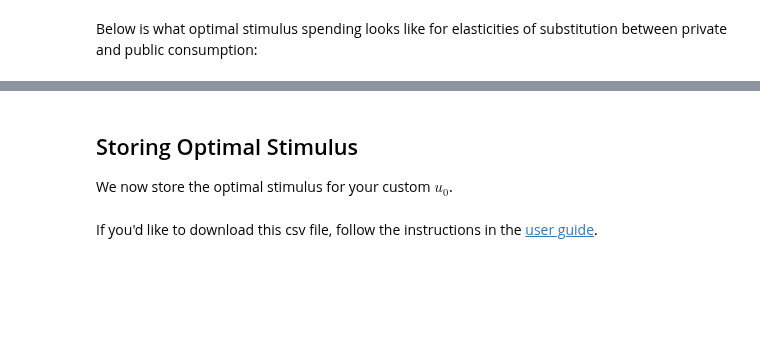
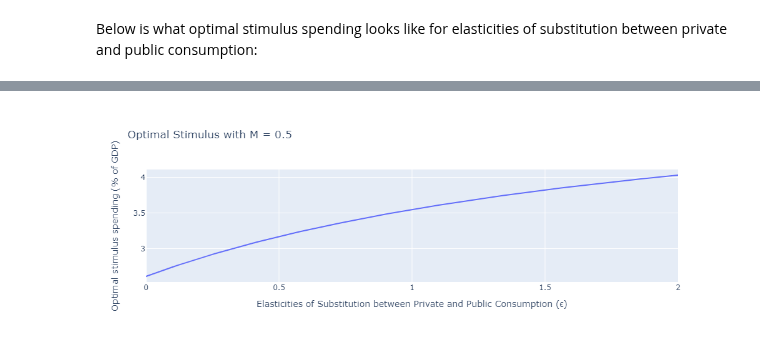
Before and after one commit to lnsongxf/public-expenditure, a Jupyter notebook: notebooks/stimulus.ipynb, the cells around one changed output, grey strips where cells are left out. Saved outputs shown, nothing was run; the diff lists cells and outputs as text; code cells hidden in the pictures; blank space fills up the shorter version.

```diff
--- a/notebooks/stimulus.ipynb
+++ b/notebooks/stimulus.ipynb
@@ -102,11 +88,12 @@ array([0.5 , 0.51, 0.52, 0.53, 0.54, 0.55, 0.56, 0.57, 0.58, 0.59, 0.6 ,
 # %% [markdown]
 Below is what optimal stimulus spending looks like for elasticities of substitution between private and public consumption:
 # %%
-stim_vals = stim_func(epsilon=eps_vals, M=M, u0=u0)
+stim_vals_eps = stim_func(epsilon=eps_vals, M=M, u0=u0)
 stim = pd.DataFrame(data={'ϵ':M_vals,
-                          'G/Y':stim_vals})
+                          'G/Y':stim_vals_eps})
 fig = px.line(stim, x="ϵ", y='G/Y',
-              labels={"ϵ": "Elasticities of Substitution between Private and Public Consumption",
-                      "G/Y": "Optimal stimulus spending (% of GDP)"})
+              labels={"ϵ": "Elasticities of Substitution between Private and Public Consumption (ϵ)",
+                      "G/Y": "Optimal stimulus spending (% of GDP)"},
+              title=f'Optimal Stimulus with M = {M}')
 fig
 # %% [output]
@@ -114,4 +100 @@ fig
+[figure, added]
-# %% [markdown]
-## Storing Optimal Stimulus
-
-We now store the optimal stimulus for your custom $u_0$.
@@ -120,2 +100,0 @@ stim.to_csv('output/stim.csv', index=False)
-# %% [markdown]
-If you'd like to download this csv file, follow the instructions in the [user guide](../markdown/user-guide.md).
```
Also changed, not shown: parts of 12 cells of this notebook, 5 other files.
